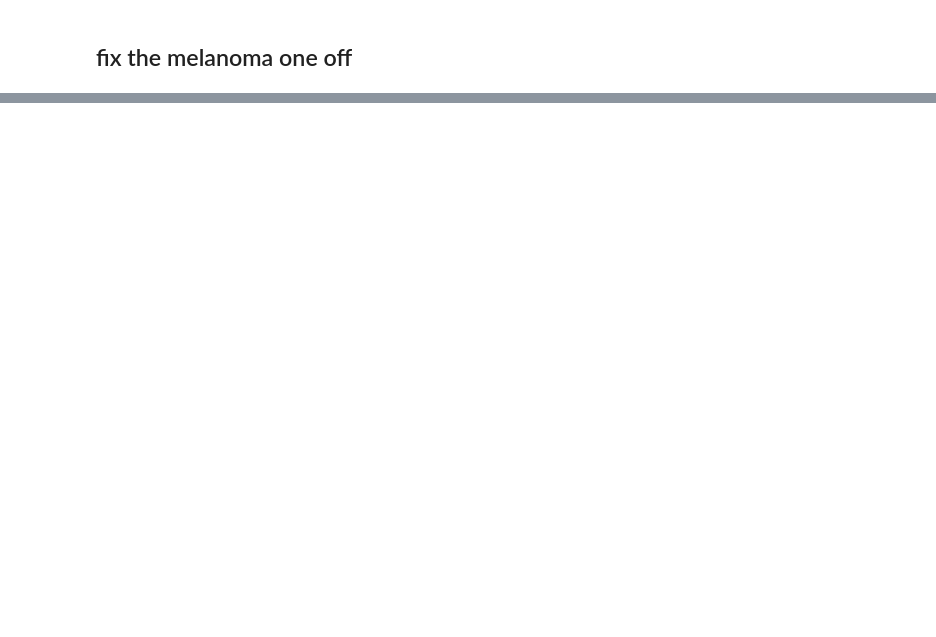
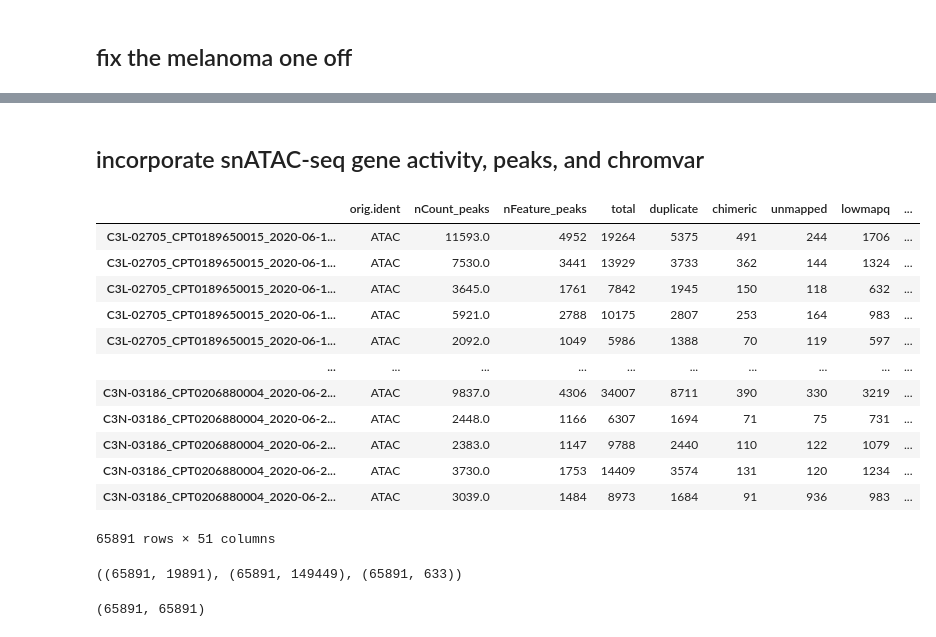
Before and after one commit to ding-lab/pollock, a Jupyter notebook: benchmarking/harmonization.ipynb, the cells around one changed output, grey strips where cells are left out. Cells and saved outputs as stored; diff of their text form; code cells hidden in the pictures; blank space fills up the shorter version.

```diff
--- a/benchmarking/harmonization.ipynb
+++ b/benchmarking/harmonization.ipynb
@@ -232,2 +388,34 @@ len(set(adata.var.index))
 # %%
 adata.write_h5ad(fp)
+# %% [markdown]
+## incorporate snATAC-seq gene activity, peaks, and chromvar
+# %%
+adata = sc.read_h5ad('/home/estorrs/rds_conversion/data/snATACseq/gbm/gbm_gene_activity_nadja.h5ad')
+metadata = adata.obs.copy()
+metadata.columns = metadata.columns.astype(str)
+metadata
+# %% [output]
+|  | orig.ident | nCount_peaks | nFeature_peaks | total | duplicate | chimeric | unmapped | lowmapq | ... |
+| C3L-02705_CPT0189650015_2020-06-1... | ATAC | 11593.0 | 4952 | 19264 | 5375 | 491 | 244 | 1706 | ... |
+| C3L-02705_CPT0189650015_2020-06-1... | ATAC | 7530.0 | 3441 | 13929 | 3733 | 362 | 144 | 1324 | ... |
+| C3L-02705_CPT0189650015_2020-06-1... | ATAC | 3645.0 | 1761 | 7842 | 1945 | 150 | 118 | 632 | ... |
+| C3L-02705_CPT0189650015_2020-06-1... | ATAC | 5921.0 | 2788 | 10175 | 2807 | 253 | 164 | 983 | ... |
+| C3L-02705_CPT0189650015_2020-06-1... | ATAC | 2092.0 | 1049 | 5986 | 1388 | 70 | 119 | 597 | ... |
+| ... | ... | ... | ... | ... | ... | ... | ... | ... | ... |
+| C3N-03186_CPT0206880004_2020-06-2... | ATAC | 9837.0 | 4306 | 34007 | 8711 | 390 | 330 | 3219 | ... |
+| C3N-03186_CPT0206880004_2020-06-2... | ATAC | 2448.0 | 1166 | 6307 | 1694 | 71 | 75 | 731 | ... |
+| C3N-03186_CPT0206880004_2020-06-2... | ATAC | 2383.0 | 1147 | 9788 | 2440 | 110 | 122 | 1079 | ... |
+| C3N-03186_CPT0206880004_2020-06-2... | ATAC | 3730.0 | 1753 | 14409 | 3574 | 131 | 120 | 1234 | ... |
+| C3N-03186_CPT0206880004_2020-06-2... | ATAC | 3039.0 | 1484 | 8973 | 1684 | 91 | 936 | 983 | ... |
+65891 rows × 51 columns
+# %%
+gene_activity = sc.read_h5ad('/home/estorrs/rds_conversion/data/snATACseq/gbm/gbm_gene_activity_nadja.h5ad')
+peaks = sc.read_h5ad('/home/estorrs/rds_conversion/data/snATACseq/gbm/gbm_peaks_nadja.h5ad')
+motif = sc.read_h5ad('/home/estorrs/rds_conversion/data/snATACseq/gbm/gbm_motif_accessability_nadja.h5ad')
+gene_activity.shape, peaks.shape, motif.shape
+# %% [output]
+((65891, 19891), (65891, 149449), (65891, 633))
+# %%
+np.count_nonzero(gene_activity.obs.index == peaks.obs.index), np.count_nonzero(gene_activity.obs.index == motif.obs.index)
+# %% [output]
+(65891, 65891)
```
Also changed, not shown: parts of 40 cells of this notebook, 16 other files.
